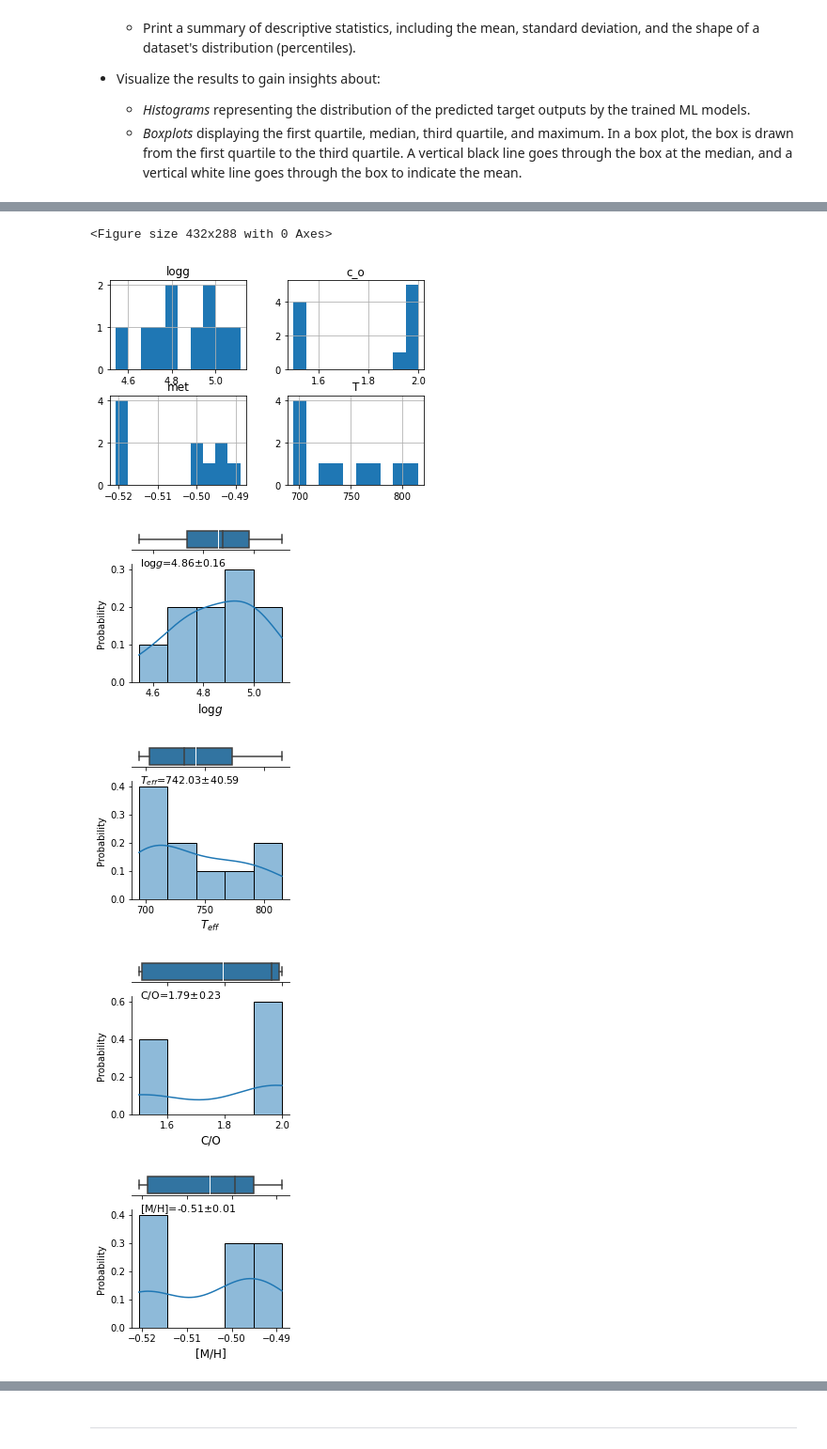
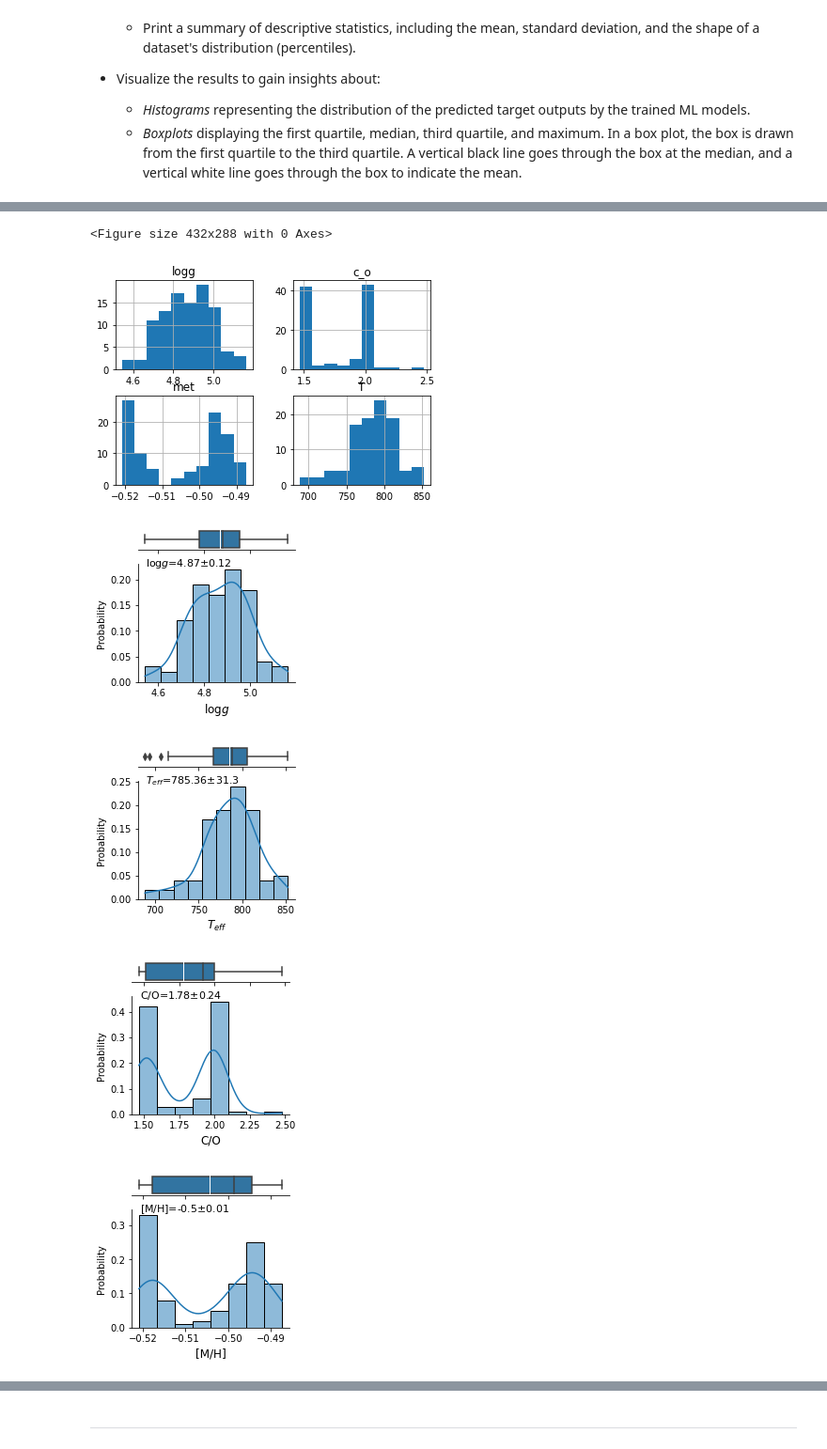
Before and after one commit to EhsanGharibNezhad/TelescopeML, a Jupyter notebook: tutorials/2__Predict_BrownDwarf_Parameters.ipynb, the cells around one changed output, grey strips where cells are left out. Shown at 94% size. Saved outputs shown, nothing was run; the diff lists cells and outputs as text; code cells hidden in the pictures.

```diff
--- a/tutorials/2__Predict_BrownDwarf_Parameters.ipynb
+++ b/tutorials/2__Predict_BrownDwarf_Parameters.ipynb
@@ -226,7 +228,6 @@ def tune_radius(Rmin = HD3651B_BD_literature_info['bd_radius_Rjup']-0.2,
 
 
     for radius in Radius_list if Radius_list else list( np.linspace(Rmin, Rmax, num=int((Rmax-Rmin)/dR)+1 )):
-        print(round(radius,2))
         HD3651B_BD_literature_info['bd_radius_Rjup'] = radius
 
         # brown_dwarf_literature_info = Ross458C_BD_literature_info
@@ -285,7 +286,7 @@ def tune_radius(Rmin = HD3651B_BD_literature_info['bd_radius_Rjup']-0.2,
             pass
 
         if __print_results__:
-            print( f"Radius = {'{:.2f}'.format(radius)} R_Jup:  𝛘2 = {chi_square}, p-value = {p_value}")
+            print( f"Radius = {'{:.2f}'.format(radius)} R_Jup:  𝛘2 = {chi_square}")
 
 
     tuned_ML_R_param_df = pd.DataFrame(columns=['radius','chi_square','p_value','gravity','temperature','c_o_ratio','metallicity'])
@@ -302,17 +303,21 @@ def tune_radius(Rmin = HD3651B_BD_literature_info['bd_radius_Rjup']-0.2,
                                                      'tuned_ML_R_param_df.csv'),
                                                       index = False,
                                                       columns=list(tuned_ML_R_param_df.columns))
+
+    if __print_results__:
+        display( tuned_ML_R_param_df )
     return tuned_ML_R_param_df
 # %%
 Rmin = np.round(HD3651B_BD_literature_info['bd_radius_Rjup'],1)- 0.4
 Rmax = np.round(HD3651B_BD_literature_info['bd_radius_Rjup'],1)+ 0.4
-Radius_list = list( np.linspace(Rmin, Rmax, num=int((Rmax - Rmin) / 0.1) + 1).round(2) )
+dR = 0.05
+Radius_list = list( np.linspace(Rmin, Rmax, num=int((Rmax - Rmin) / dR) + 1).round(2) )
 
 HD3651B_tuned_ML_R_param_df = tune_radius(
                         Rmin = Rmin,
                         Rmax = Rmax,
-                        dR = 0.1,
-                        Radius_list = Radius_list, #list(np.linspace(.6,1.1,num=51)),
+                        dR = dR,
+                        Radius_list = Radius_list,
                         brown_dwarf_literature_info = HD3651B_BD_literature_info,
                         __plot_results__=True,
                         __print_results__=True,
@@ -385,0 +395,3 @@ plot_tricontour_chi2_radius(tuned_ML_R_param_df = HD3651B_tuned_ML_R_param_df,
+# %%
+R_tuned = HD3651B_tuned_ML_R_param_df[ HD3651B_tuned_ML_R_param_df['chi_square'] == min(HD3651B_tuned_ML_R_param_df['chi_square']) ]['radius']
+print (f'Tuned R = {float(R_tuned)} R_Jup')
@@ -404,7 +418,7 @@ HD3651B_BD_literature_info = {
           'bd_logg':3.94,
           'bd_met': -0.22,
           'bd_distance_pc' : 11.134,
-          'bd_radius_Rjup' : 1.19,
+          'bd_radius_Rjup' : float(R_tuned),
           'bd_radius_Rjup_tuned': .81} #0.81
 
 brown_dwarf_literature_info = HD3651B_BD_literature_info
@@ -506,7 +520,7 @@ predict.obs_data_df.head(6)
     - *Histograms* representing the distribution of the predicted target outputs by the trained ML models.
     - *Boxplots* displaying the first quartile, median, third quartile, and maximum. In a box plot, the box is drawn from the first quartile to the third quartile. A vertical black line goes through the box at the median, and a vertical white line goes through the box to indicate the mean.
 # %%
-predict.predict_from_random_spectra(random_spectra_num= 10,
+predict.predict_from_random_spectra(random_spectra_num= 100,
                                      __print_results__= True,
                                      __plot_randomly_generated_spectra__= True,
                                      __plot_histogram__= True,
@@ -541,8 +555,8 @@ max     5.111677   1.999956  -0.488801  814.944519
 [interactive output not drawn]
 [interactive output not drawn]
 <Figure size 432x288 with 0 Axes>
-[figure, old version]
+[figure, new version]
-[figure, old version]
+[figure, new version]
-[figure, old version]
+[figure, new version]
-[figure, old version]
+[figure, new version]
-[figure, old version]
+[figure, new version]
```
Also changed, not shown: parts of 9 cells of this notebook, 1 other file.
